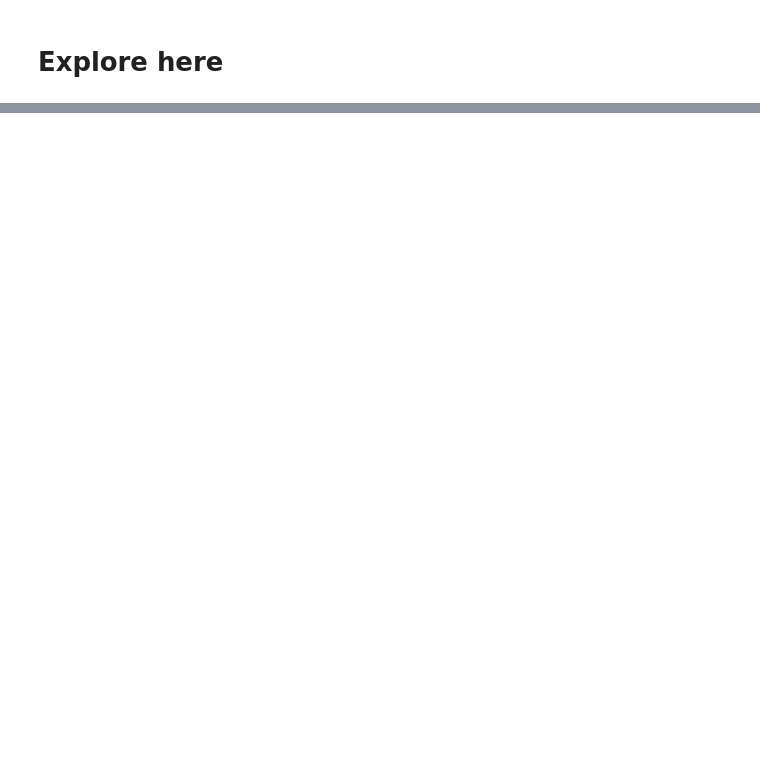
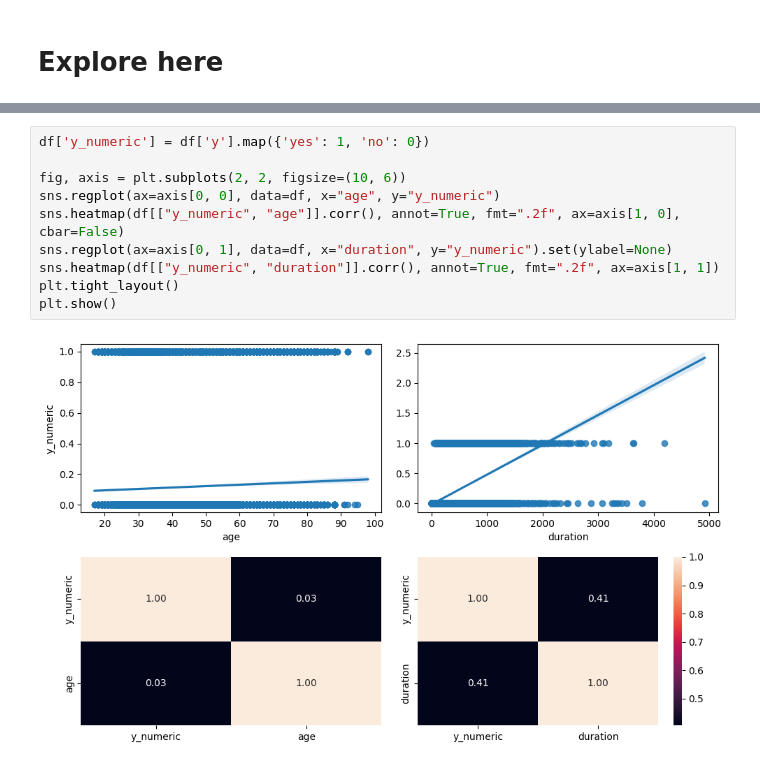
Before and after one commit to AnderTxuCode/machine-learning-regresion, a Jupyter notebook: src/explore.ipynb, the cells around one changed output, grey strips where cells are left out. Drawn from its saved outputs; the diff is of its cells as text; blank space fills up the shorter version.

```diff
--- a/src/explore.ipynb
+++ b/src/explore.ipynb
@@ -124,0 +270,12 @@ Mejor puntuación: 0.9110470409711684
+# %%
+df['y_numeric'] = df['y'].map({'yes': 1, 'no': 0})
+
+fig, axis = plt.subplots(2, 2, figsize=(10, 6))
+sns.regplot(ax=axis[0, 0], data=df, x="age", y="y_numeric")
+sns.heatmap(df[["y_numeric", "age"]].corr(), annot=True, fmt=".2f", ax=axis[1, 0], cbar=False)
+sns.regplot(ax=axis[0, 1], data=df, x="duration", y="y_numeric").set(ylabel=None)
+sns.heatmap(df[["y_numeric", "duration"]].corr(), annot=True, fmt=".2f", ax=axis[1, 1])
+plt.tight_layout()
+plt.show()
+# %% [output]
+[figure, added]
```
Also changed, not shown: parts of 36 cells of this notebook.
